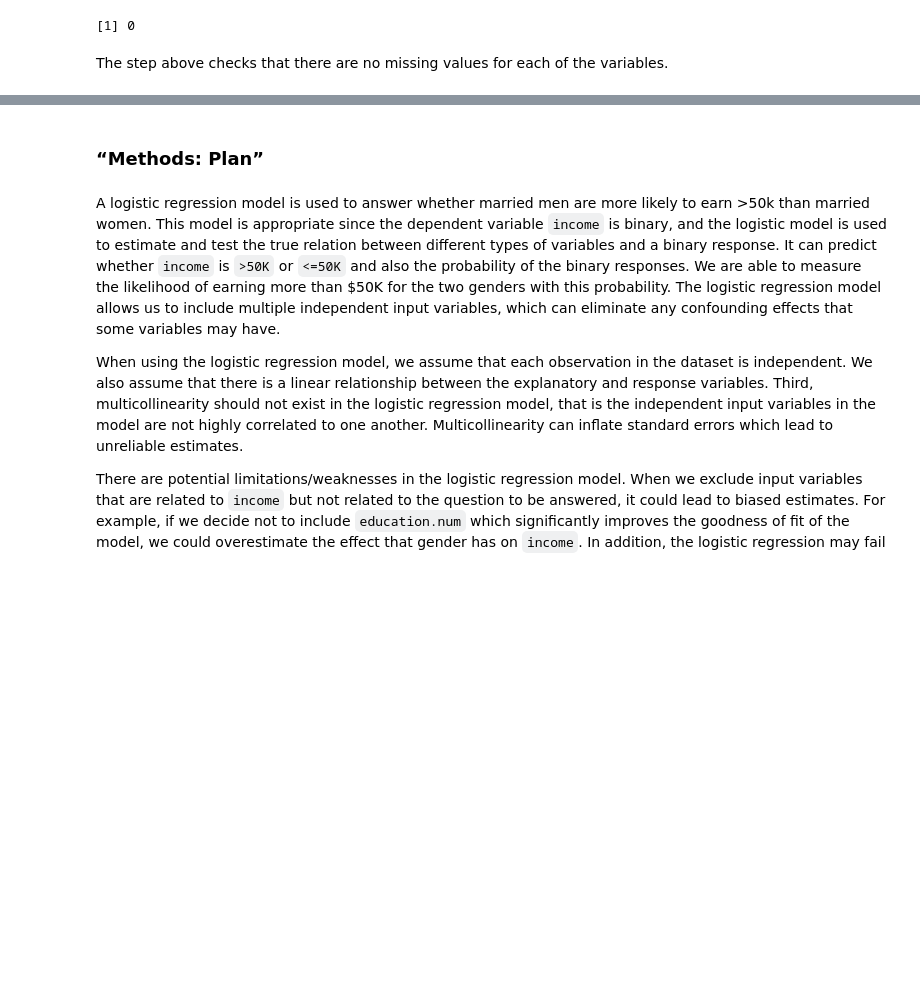
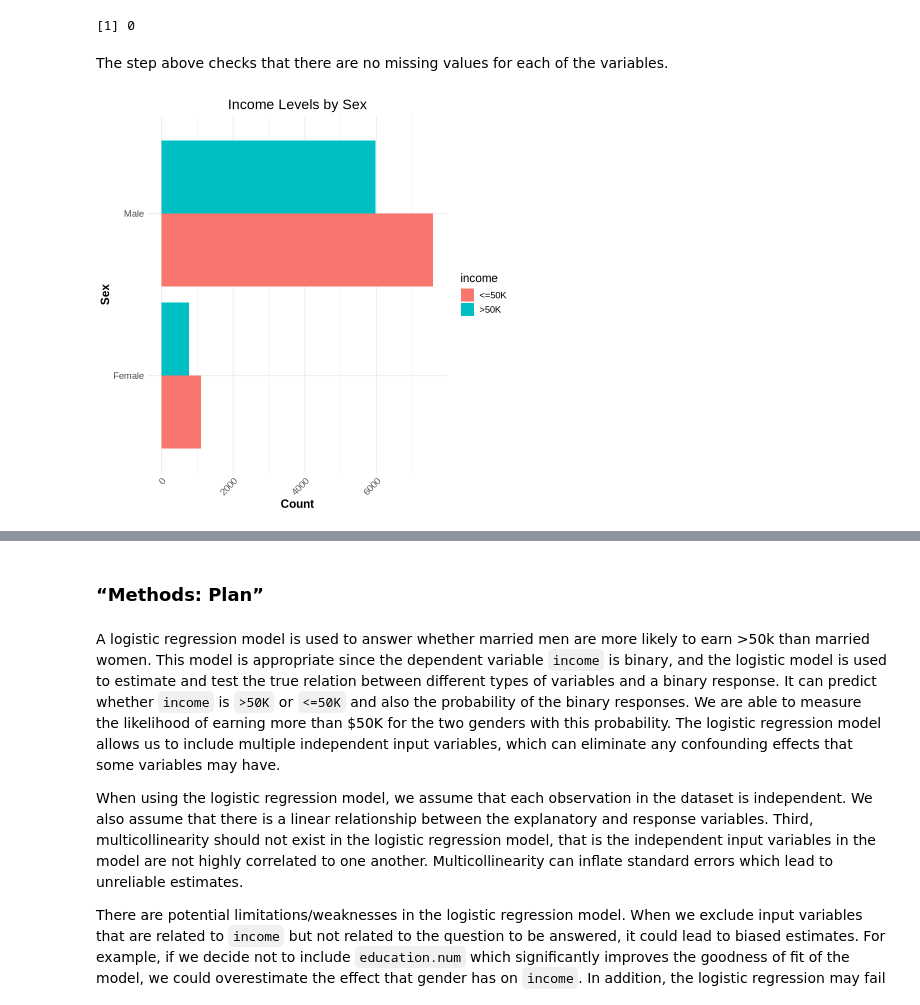
Before and after one commit to pinklily1202/Stat301, a Jupyter notebook: Final Report.ipynb, the cells around one changed output, grey strips where cells are left out. Drawn from its saved outputs; the diff is of its cells as text; code cells hidden in the pictures; blank space fills up the shorter version.

Commit message:
added plot and explanation before methods&plans

```diff
--- a/Final Report.ipynb
+++ b/Final Report.ipynb
@@ -128,0 +126,24 @@ data_filtered <- data_filtered %>%
+# %%
+# Main developer: Manuella, Kaiwei
+# Contributor: Lily, Una
+
+sex_plot <- ggplot(data_filtered, aes(x = sex, fill = income)) +
+  geom_bar(position = "dodge") +
+  labs(
+    title = "Income Levels by Sex",
+    x = "Sex",
+    y = "Count",
+    fill = "income"
+  ) +
+  theme_minimal() +
+  theme(
+    text = element_text(size = 14),
+    axis.title = element_text(face = "bold"),
+    plot.title = element_text(hjust = 0.5),
+    axis.text.x = element_text(angle = 45, hjust = 1)  # Rotate x-axis labels
+  ) +
+  coord_flip()
+
+sex_plot
+# %% [output]
+[figure, added]
```
Also changed, not shown: parts of 3 cells of this notebook.
